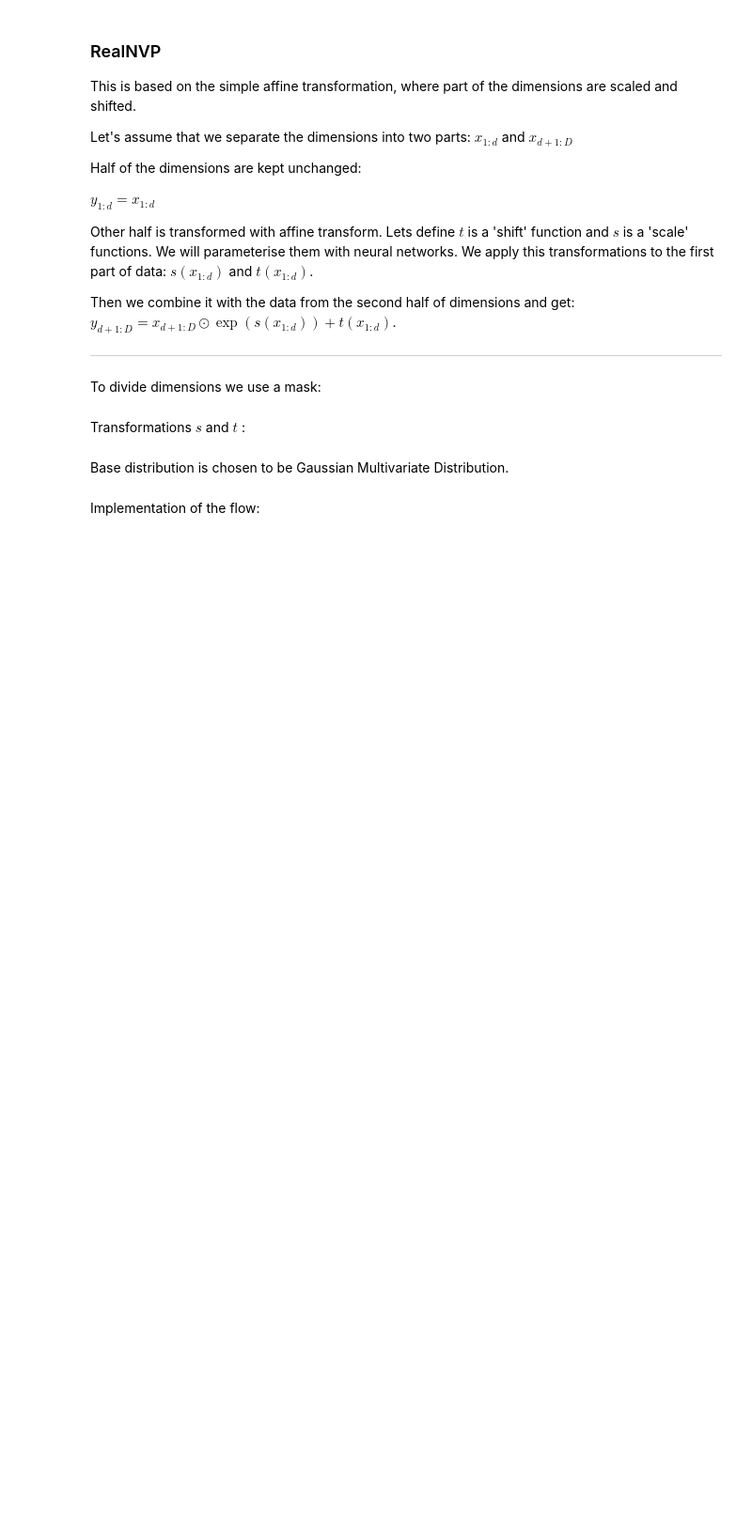
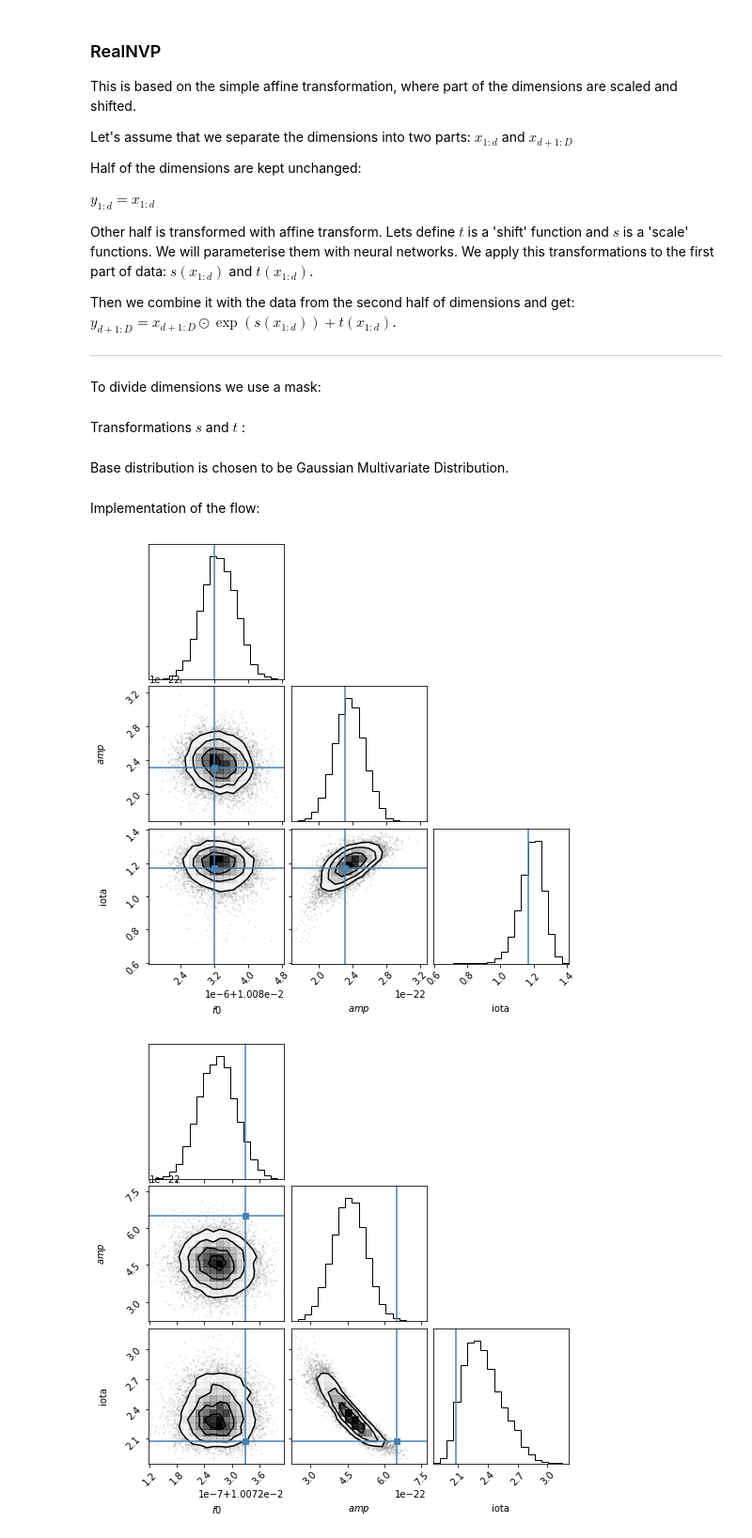
Before and after one commit to NataliaKor/tutorial, a Jupyter notebook: tutorial-ML-for-GWPE.ipynb, the cells around one changed output. Shown at 94% size. Saved outputs shown, nothing was run; the diff lists cells and outputs as text; code cells hidden in the pictures; blank space fills up the shorter version.

Commit message:
Added the plot that is too long to run

```diff
--- a/tutorial-ML-for-GWPE.ipynb
+++ b/tutorial-ML-for-GWPE.ipynb
@@ -345,7 +321,7 @@ train_features, train_labels = next(iter(train_dataloader))
 # %%
 # We use the Adam optimizer.
 
-optimizer = torch.optim.Adam([p for p in model.parameters() if p.requires_grad==True], lr=1e-3)
+optimizer = torch.optim.Adam([p for p in model.parameters() if p.requires_grad==True], lr=1e-4)
 # %%
 # Training and test loops.
 
@@ -552,7 +528,7 @@ hidden_dims = [512, 256, 128, 64, 32]
 # %% [markdown]
 Base distribution is chosen to be Gaussian Multivariate Distribution.
 # %%
-prior = distributions.MultivariateNormal(torch.zeros(2), torch.eye(2))
+prior = distributions.MultivariateNormal(torch.zeros(sampling_parameters.shape[-1]), torch.eye(sampling_parameters.shape[-1]))
 # %% [markdown]
 Implementation of the flow:
 # %%
@@ -658,7 +634,7 @@ plt.ylabel('Loss')
 plt.legend()
 plt.show()
 # %%
-num_posteriors = 3
+num_posteriors = 5
 num_samples = 10000
 
 for n in range(num_posteriors):
@@ -678,5 +654,31 @@ for n in range(num_posteriors):
     truth = parameters_std * cp.asarray(test_y) + parameters_mean
 
     # Plot
-    corner.corner(get_wrapper(pred_samples), truths=get_wrapper(truth), labels=['$f0$', '$amp$'])
+    corner.corner(get_wrapper(pred_samples), truths=get_wrapper(truth), labels=['$f0$', '$amp$', 'iota'])
     plt.show()
+# %%
+num_posteriors = 5
+num_samples = 10000
+
+for n in range(num_posteriors):
+    test_x, test_y = test_dataset[n]
+
+    # Repeat same wf for a number of samples
+    wf = torch.from_numpy(np.tile(test_x, (num_samples, 1))).type(torch.FloatTensor)
+
+    # Sample from base distribution
+    z = prior.sample((num_samples,1)).view(num_samples,-1)
+
+    # Predict a posterior
+    pred_samples = cp.asarray(flow_wf.g(z, wf).detach())
+
+    # Undo the standardization
+    pred_samples = parameters_std * pred_samples + parameters_mean
+    truth = parameters_std * cp.asarray(test_y) + parameters_mean
+
+    # Plot
+    corner.corner(get_wrapper(pred_samples), truths=get_wrapper(truth), labels=['$f0$', '$amp$', 'iota'])
+    plt.show()
+# %% [output]
+[figure, added]
+[figure, added]
```
Also changed, not shown: parts of 6 cells of this notebook.
